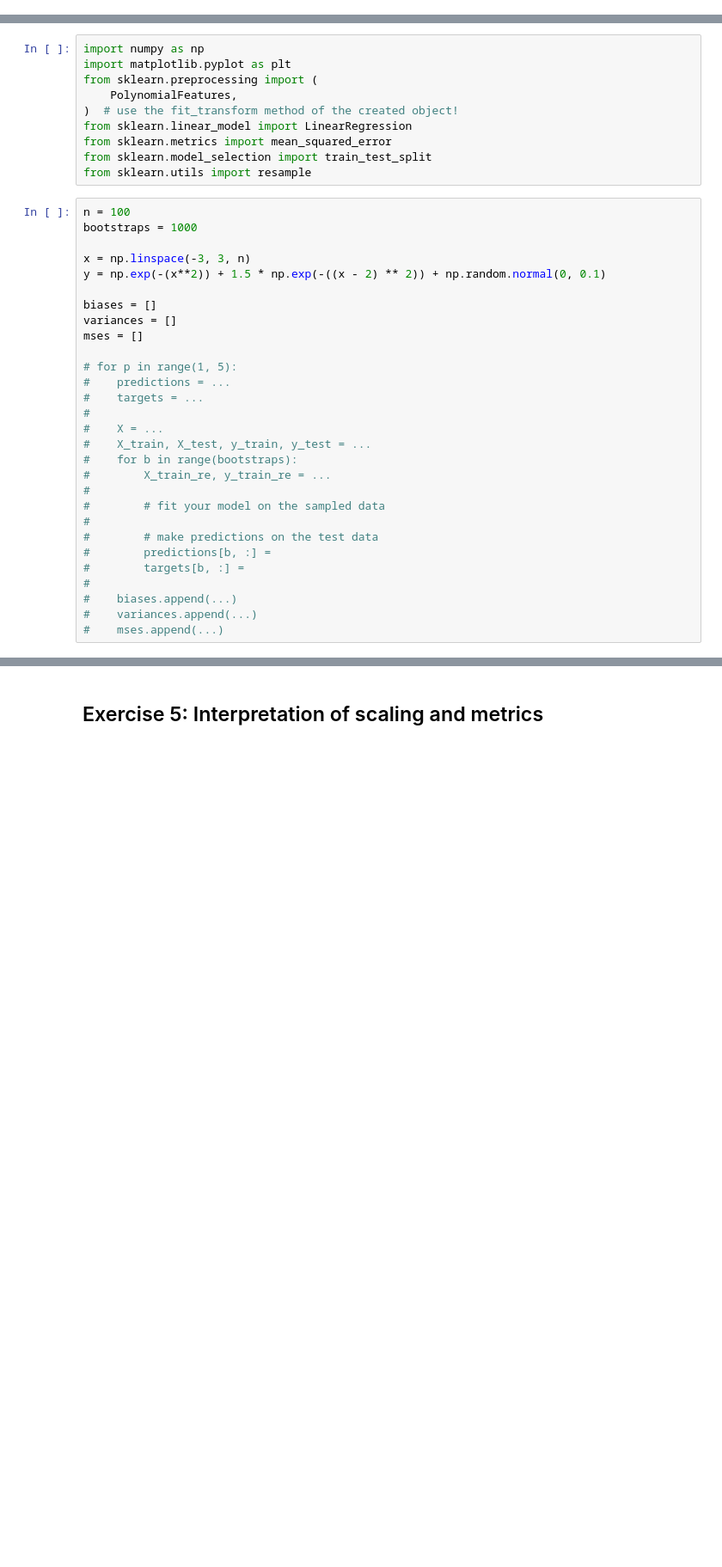
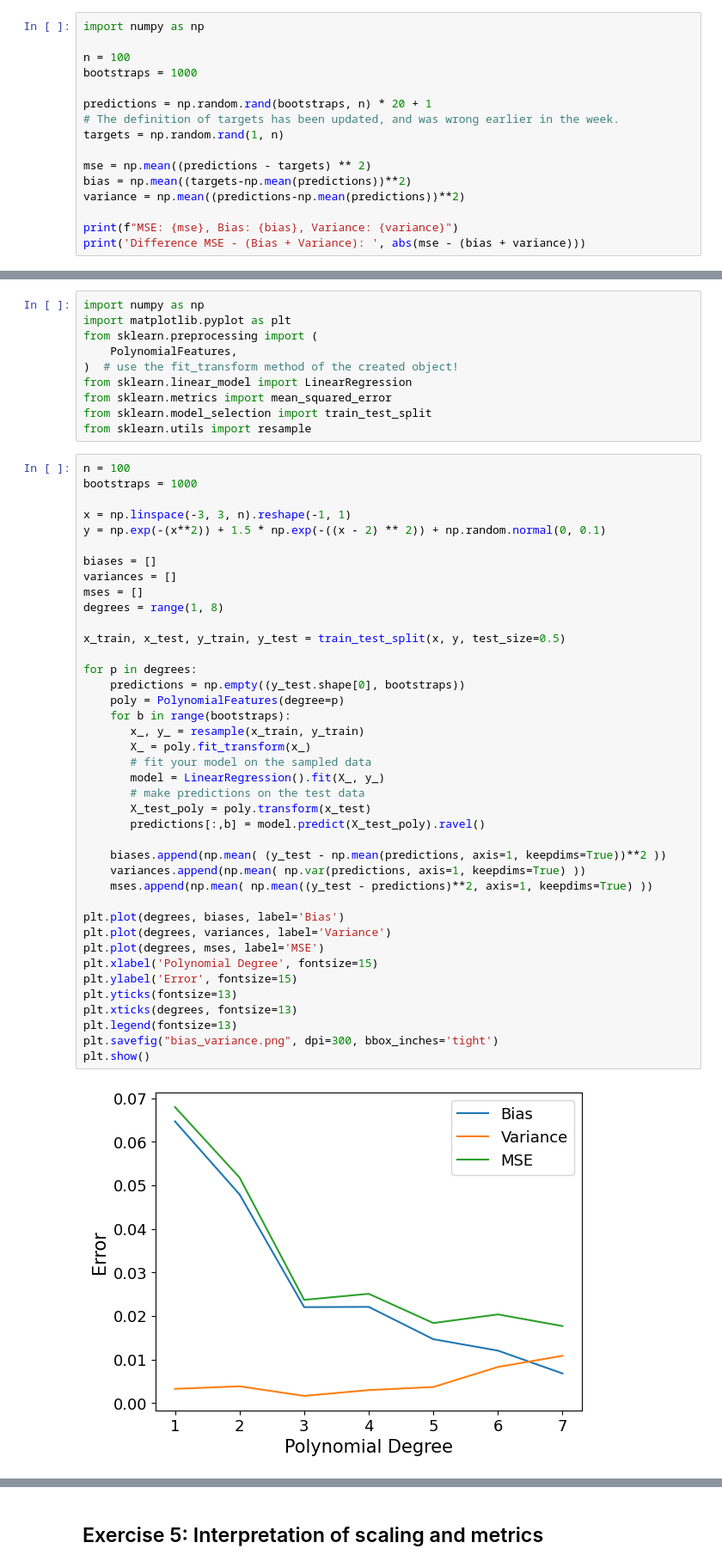
Before and after one commit to m-nader/FYS-STK4155-group14, a Jupyter notebook: exercises/E5.ipynb, the cells around one changed output, grey strips where cells are left out. Shown: that part at 86% size. Drawn from its saved outputs; the diff is of its cells as text; blank space fills up the shorter version.

```diff
--- a/exercises/E5.ipynb
+++ b/exercises/E5.ipynb
@@ -139,0 +347,16 @@ variance = ...
+# %%
+import numpy as np
+
+n = 100
+bootstraps = 1000
+
+predictions = np.random.rand(bootstraps, n) * 20 + 1
+# The definition of targets has been updated, and was wrong earlier in the week.
+targets = np.random.rand(1, n)
+
+mse = np.mean((predictions - targets) ** 2)
+bias = np.mean((targets-np.mean(predictions))**2)
+variance = np.mean((predictions-np.mean(predictions))**2)
+
+print(f"MSE: {mse}, Bias: {bias}, Variance: {variance}")
+print('Difference MSE - (Bias + Variance): ', abs(mse - (bias + variance)))
@@ -152,32 +378,45 @@ from sklearn.utils import resample
 # %%
 n = 100
 bootstraps = 1000
 
-x = np.linspace(-3, 3, n)
+x = np.linspace(-3, 3, n).reshape(-1, 1)
 y = np.exp(-(x**2)) + 1.5 * np.exp(-((x - 2) ** 2)) + np.random.normal(0, 0.1)
 
 biases = []
 variances = []
 mses = []
+degrees = range(1, 8)
 
-# for p in range(1, 5):
-#    predictions = ...
-#    targets = ...
-#
-#    X = ...
-#    X_train, X_test, y_train, y_test = ...
-#    for b in range(bootstraps):
-#        X_train_re, y_train_re = ...
-#
-#        # fit your model on the sampled data
-#
-#        # make predictions on the test data
-#        predictions[b, :] =
-#        targets[b, :] =
-#
-#    biases.append(...)
-#    variances.append(...)
-#    mses.append(...)
+x_train, x_test, y_train, y_test = train_test_split(x, y, test_size=0.5)
+
+for p in degrees:
+    predictions = np.empty((y_test.shape[0], bootstraps))
+    poly = PolynomialFeatures(degree=p)
+    for b in range(bootstraps):
+       x_, y_ = resample(x_train, y_train)
+       X_ = poly.fit_transform(x_)
+       # fit your model on the sampled data
+       model = LinearRegression().fit(X_, y_)
+       # make predictions on the test data
+       X_test_poly = poly.transform(x_test)
+       predictions[:,b] = model.predict(X_test_poly).ravel()
+
+    biases.append(np.mean( (y_test - np.mean(predictions, axis=1, keepdims=True))**2 ))
+    variances.append(np.mean( np.var(predictions, axis=1, keepdims=True) ))
+    mses.append(np.mean( np.mean((y_test - predictions)**2, axis=1, keepdims=True) ))
+
+plt.plot(degrees, biases, label='Bias')
+plt.plot(degrees, variances, label='Variance')
+plt.plot(degrees, mses, label='MSE')
+plt.xlabel('Polynomial Degree', fontsize=15)
+plt.ylabel('Error', fontsize=15)
+plt.yticks(fontsize=13)
+plt.xticks(degrees, fontsize=13)
+plt.legend(fontsize=13)
+plt.savefig("bias_variance.png", dpi=300, bbox_inches='tight')
+plt.show()
+# %% [output]
+[figure, added]
 # %% [markdown]
 **e)** Discuss the bias-variance trade-off as function of your model complexity (the degree of the polynomial).
 
```
Also changed, not shown: parts of 16 cells of this notebook.
